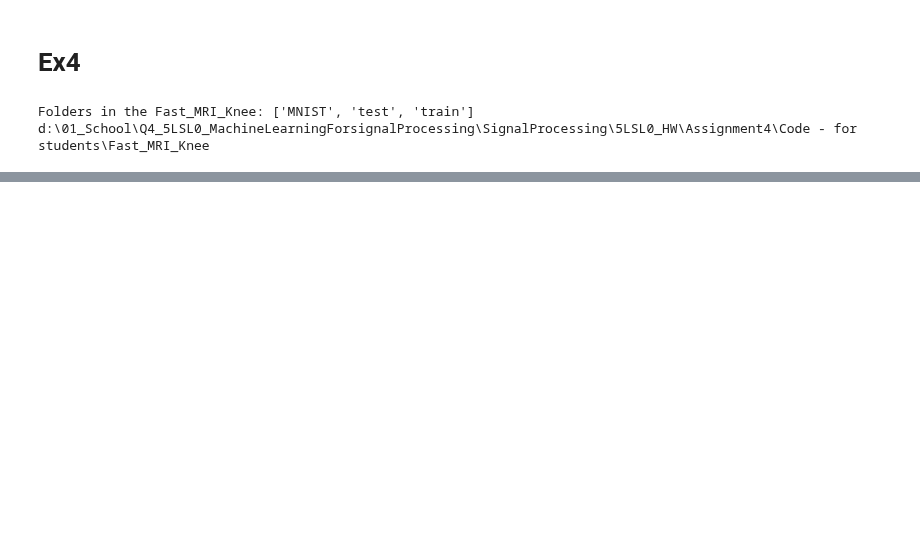
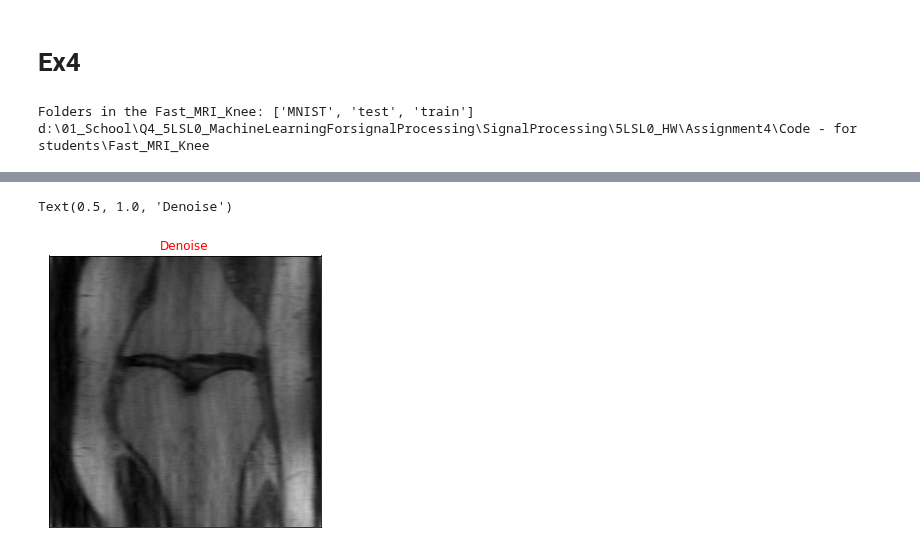
Before and after one commit to Lynch1206/5LSL0_HW, a Jupyter notebook: Assignment4/Code - for students/Ex4.ipynb, the cells around one changed output, grey strips where cells are left out. Drawn from its saved outputs; the diff is of its cells as text; code cells hidden in the pictures; blank space fills up the shorter version.

```diff
--- a/Assignment4/Code - for students/Ex4.ipynb
+++ b/Assignment4/Code - for students/Ex4.ipynb
@@ -85 +87,40 @@ plt.close()
+# %%
+# denoise
+# ISTA
+# y - ground truth
+# mu
+mu = 0.01
+lmbd = 0.1
+k = 10
+shrinkage = mu*lmbd
+#---------------------------------------------------------------------------
+# full k-space
+
+
+def ISTA_MRI(y,M,mu,lamd,k):
+    y_img = get_accelerated_measurement_image(torch.abs(y))
+    shrinkage = mu*lamd
+    M_inv = torch.abs(abs(M - 1))
+
+    for i in range(k):
+        tr_Fullk = calculate_full_kspace(torch.abs(y_img)) # frequency domain to full k-space
+        x_k = torch.abs(tr_Fullk * M_inv) + y
+        x_k_new = torch.abs(get_accelerated_measurement_image(x_k))
+        x_recon = torch.abs(torch.multiply(torch.sign(x_k_new) ,torch.maximum(torch.abs(x_k_new) - shrinkage, torch.tensor(0.))))
+
+    return x_recon
+
+a = pks[22,:,:]
+
+restul = ISTA_MRI(a,M[0,:,:],mu,lmbd,k=10)
+
+plt.figure(figsize = (5,5))
+# plt.imshow(Feq_Kspace_plt(x_new),cmap='gray')
+plt.imshow(restul,cmap = 'gray')
+plt.xticks([])
+plt.yticks([])
+plt.title('Denoise',color='red')
+# %% [output]
+Text(0.5, 1.0, 'Denoise')
+[figure, added]
 # %%
```
Also changed, not shown: parts of 5 cells of this notebook, 4 other files.
